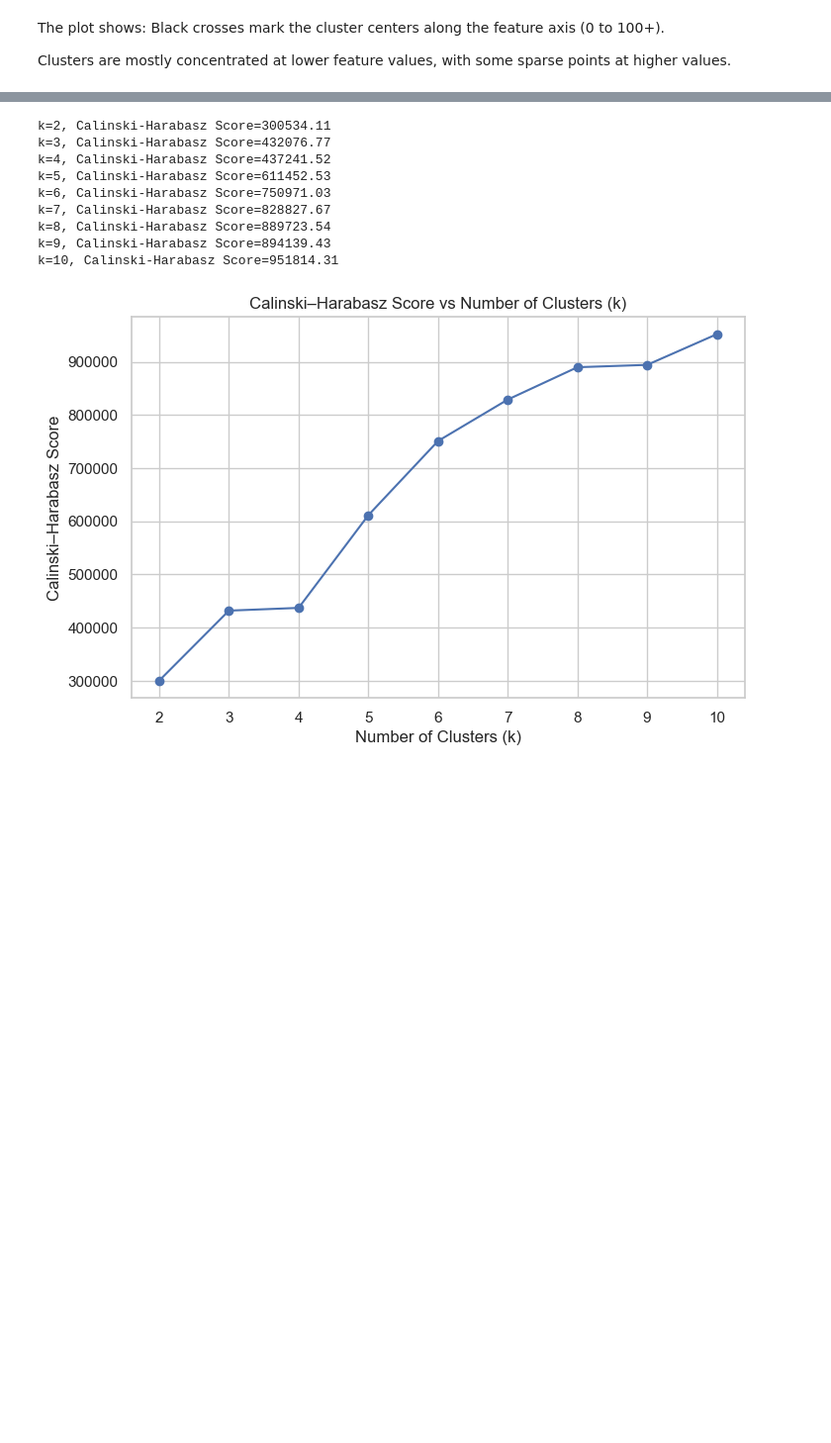
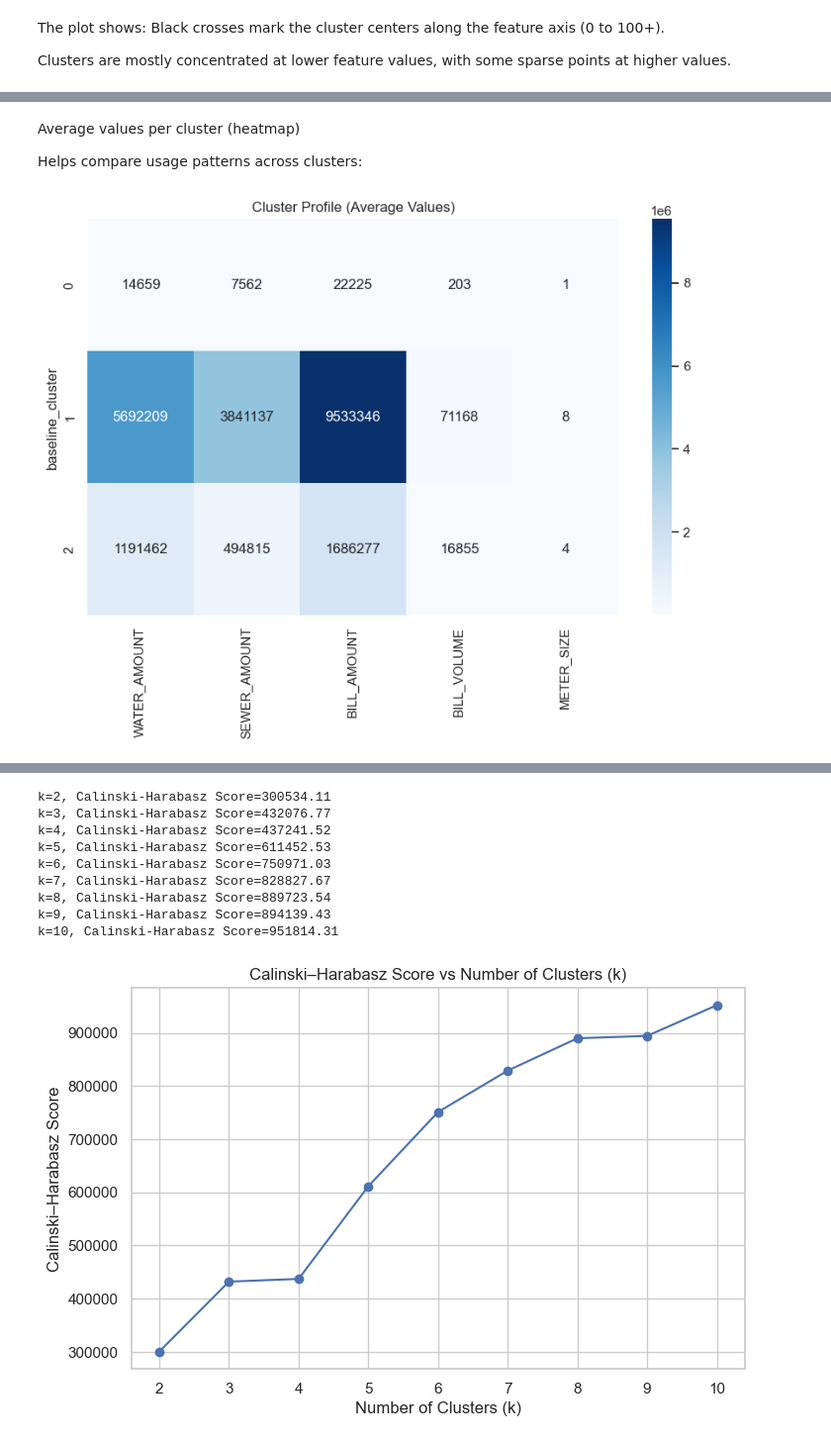
Before and after one commit to Assesa44/water-loss-reduction-through-smart-metering, a Jupyter notebook: Notebooks/Exploratory/clustering.ipynb, the cells around one changed output, grey strips where cells are left out. Shown at 99% size. Drawn from its saved outputs; the diff is of its cells as text; code cells hidden in the pictures; blank space fills up the shorter version.

```diff
--- a/Notebooks/Exploratory/clustering.ipynb
+++ b/Notebooks/Exploratory/clustering.ipynb
@@ -250,0 +341,13 @@ Clusters are mostly concentrated at lower feature values, with some sparse point
+# %% [markdown]
+Average values per cluster (heatmap)
+
+Helps compare usage patterns across clusters:
+# %%
+cluster_summary = clustering_data.groupby('baseline_cluster')[['WATER_AMOUNT','SEWER_AMOUNT','BILL_AMOUNT','BILL_VOLUME','METER_SIZE']].mean()
+
+plt.figure(figsize=(10,6))
+sns.heatmap(cluster_summary, annot=True, fmt=".0f", cmap="Blues")
+plt.title("Cluster Profile (Average Values)")
+plt.show()
+# %% [output]
+[figure, added]
```
Also changed, not shown: parts of 37 cells of this notebook.
